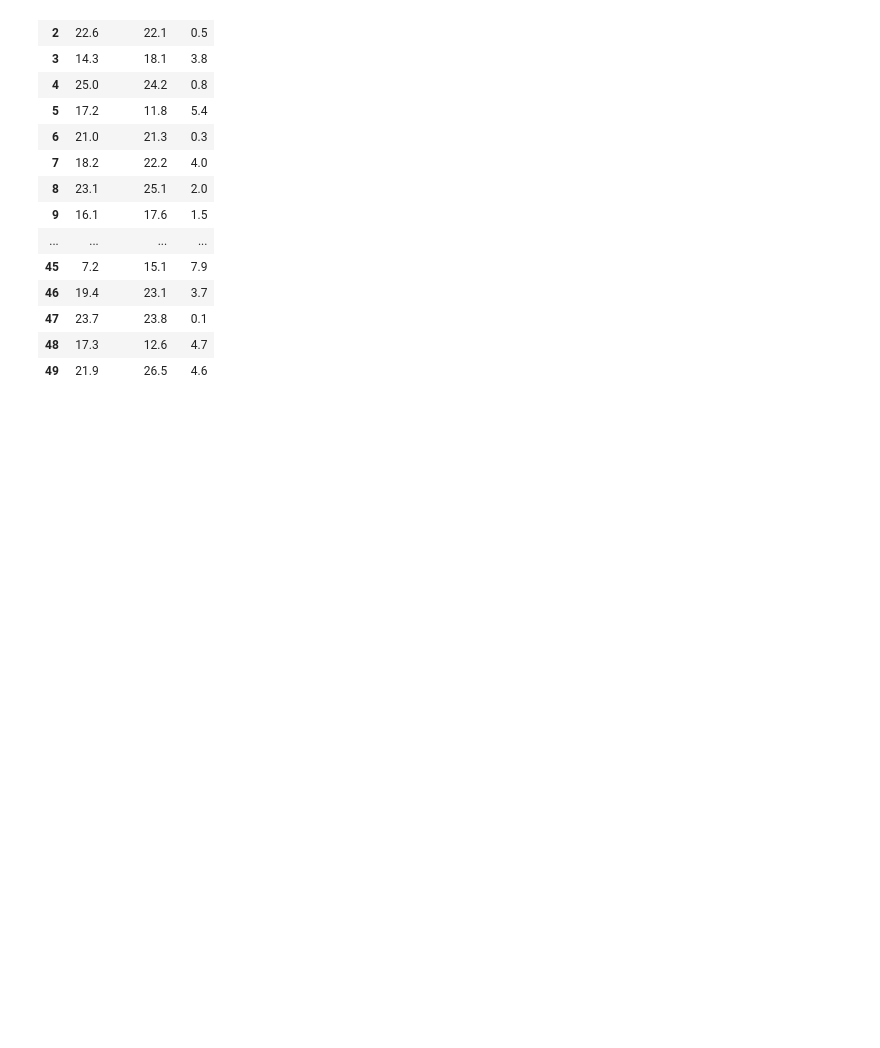
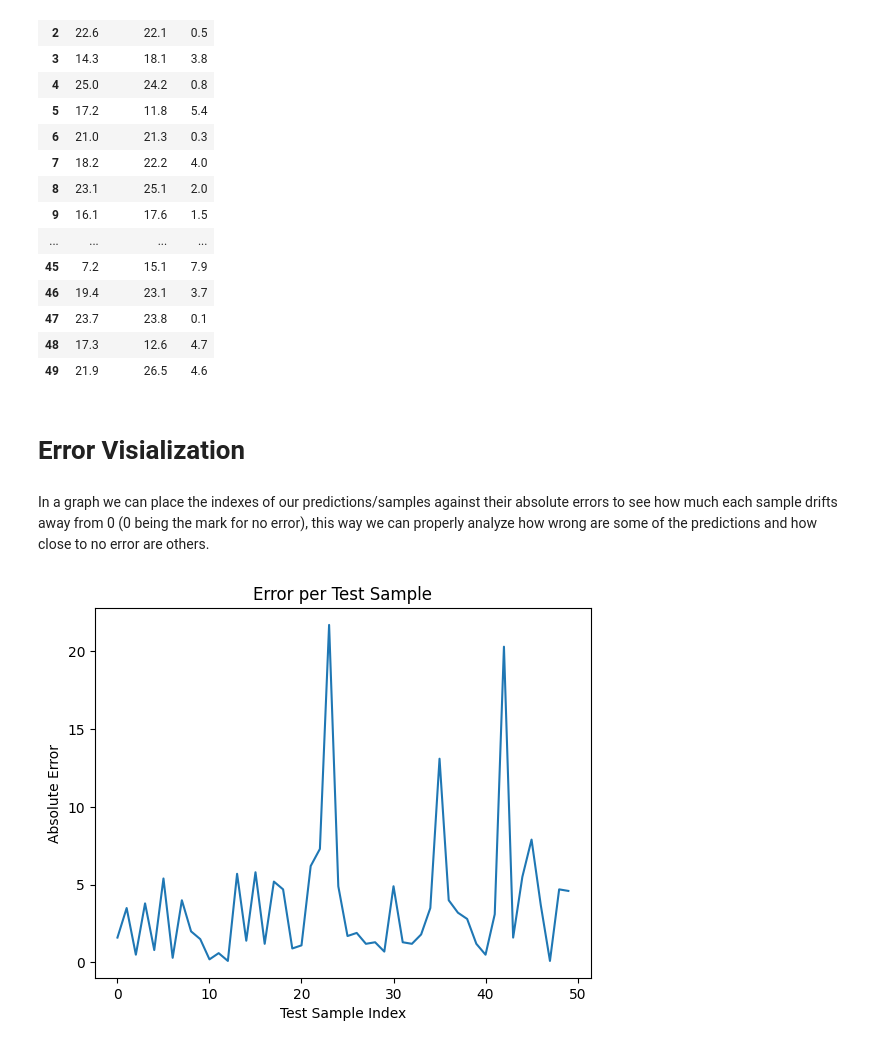
Before and after one commit to BorisTsankov/ML-HUB, a Jupyter notebook: labs/house_price_predictor-main/house-price-predictor.ipynb, the cells around one changed output. Cells and saved outputs as stored; diff of their text form; code cells hidden in the pictures; blank space fills up the shorter version.

Commit message:
finding the errors in house lab

```diff
--- a/labs/house_price_predictor-main/house-price-predictor.ipynb
+++ b/labs/house_price_predictor-main/house-price-predictor.ipynb
@@ -198,3 +198,18 @@ df
 | 47 | 23.7 | 23.8 | 0.1 |
 | 48 | 17.3 | 12.6 | 4.7 |
 | 49 | 21.9 | 26.5 | 4.6 |
+# %% [markdown]
+# Error Visialization
+# %% [markdown]
+In a graph we can place the indexes of our predictions/samples against their absolute errors to see how much each sample drifts away from 0 (0 being the mark for no error), this way we can properly analyze how wrong are some of the predictions and how close to no error are others.
+# %%
+import matplotlib.pyplot as plt
+
+
+plt.plot(df.index, df["error"])
+plt.xlabel("Test Sample Index")
+plt.ylabel("Absolute Error")
+plt.title("Error per Test Sample")
+plt.show()
+# %% [output]
+[figure, added]
```
Also changed, not shown: parts of 12 cells of this notebook.
